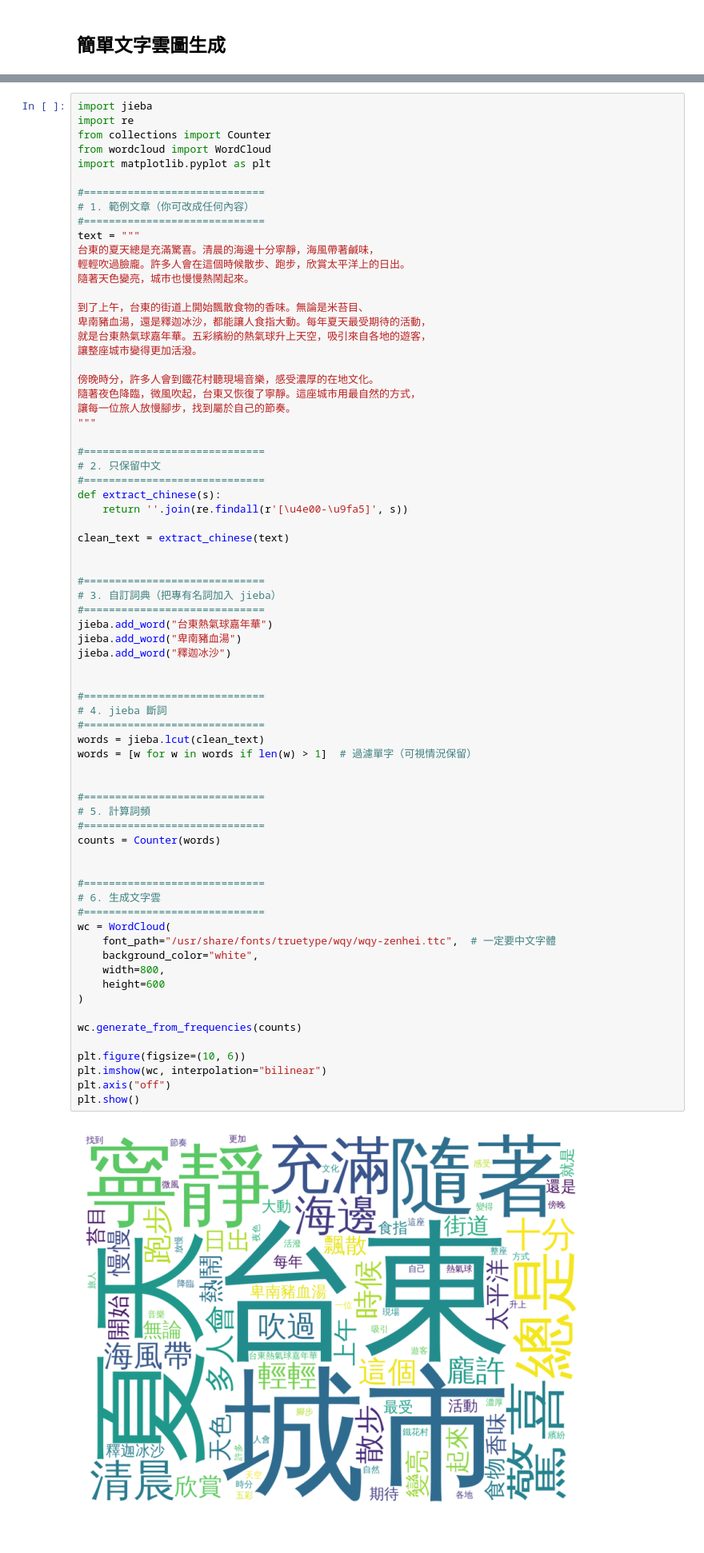
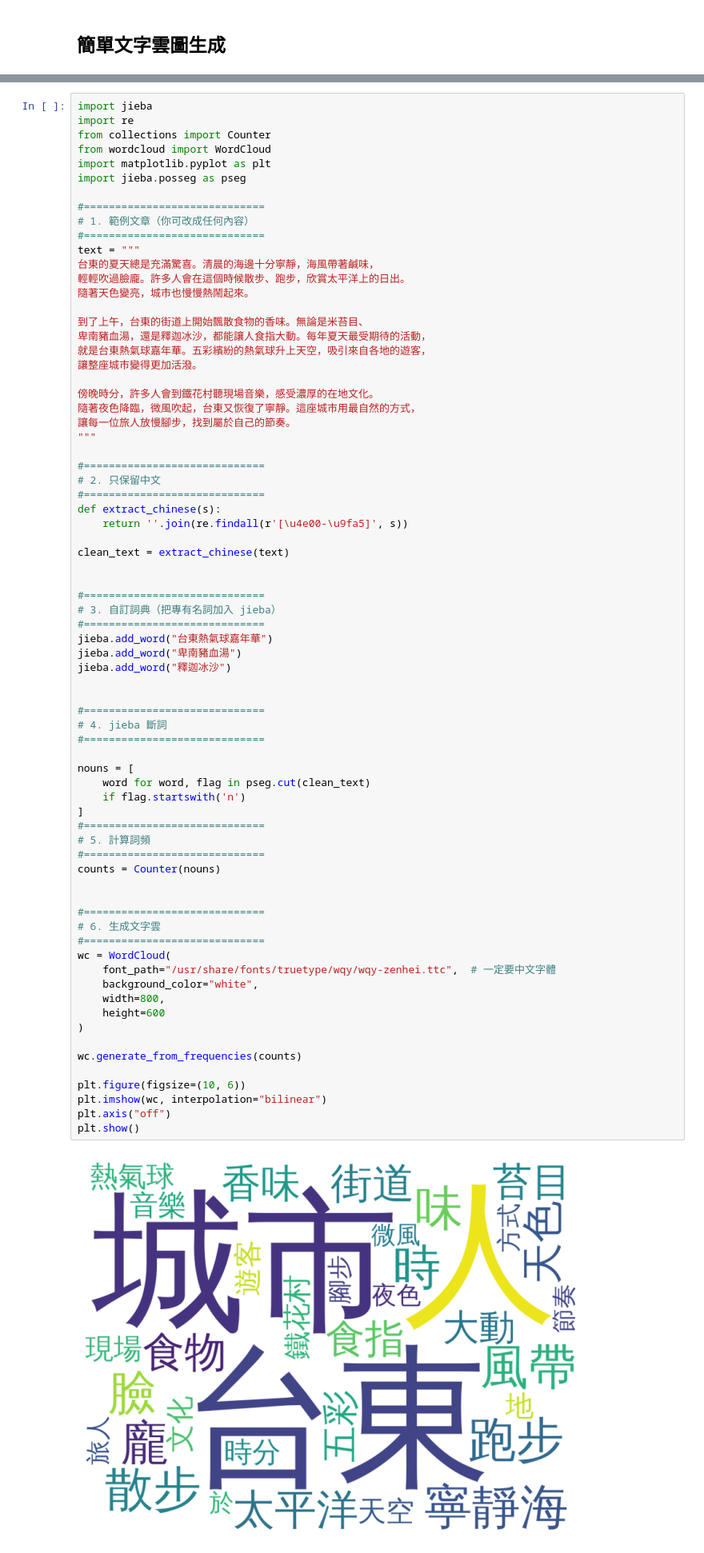
Before and after one commit to Huwalli/PLta, a Jupyter notebook: ____part1.ipynb, the cells around one changed output, grey strips where cells are left out. Shown at 80% size. Drawn from its saved outputs; the diff is of its cells as text.

```diff
--- a/____part1.ipynb
+++ b/____part1.ipynb
@@ -79,6 +79,7 @@ import re
 from collections import Counter
 from wordcloud import WordCloud
 import matplotlib.pyplot as plt
+import jieba.posseg as pseg
 
 #=============================
 # 1. 範例文章（你可改成任何內容）
@@ -114,38 +115,39 @@ jieba.add_word("台東熱氣球嘉年華")
 jieba.add_word("卑南豬血湯")
 jieba.add_word("釋迦冰沙")
 
 
 #=============================
 # 4. jieba 斷詞
 #=============================
-words = jieba.lcut(clean_text)
-words = [w for w in words if len(w) > 1]  # 過濾單字（可視情況保留）
 
-
+nouns = [
+    word for word, flag in pseg.cut(clean_text)
+    if flag.startswith('n')
+]
 #=============================
 # 5. 計算詞頻
 #=============================
-counts = Counter(words)
+counts = Counter(nouns)
 
 
 #=============================
 # 6. 生成文字雲
 #=============================
 wc = WordCloud(
     font_path="/usr/share/fonts/truetype/wqy/wqy-zenhei.ttc",  # 一定要中文字體
     background_color="white",
     width=800,
     height=600
 )
 
 wc.generate_from_frequencies(counts)
 
 plt.figure(figsize=(10, 6))
 plt.imshow(wc, interpolation="bilinear")
 plt.axis("off")
 plt.show()
 # %% [output]
-[figure, old version]
+[figure, new version]
 # %% [markdown]
 # 生成
 # %%
```
Also changed, not shown: parts of 2 cells of this notebook.
